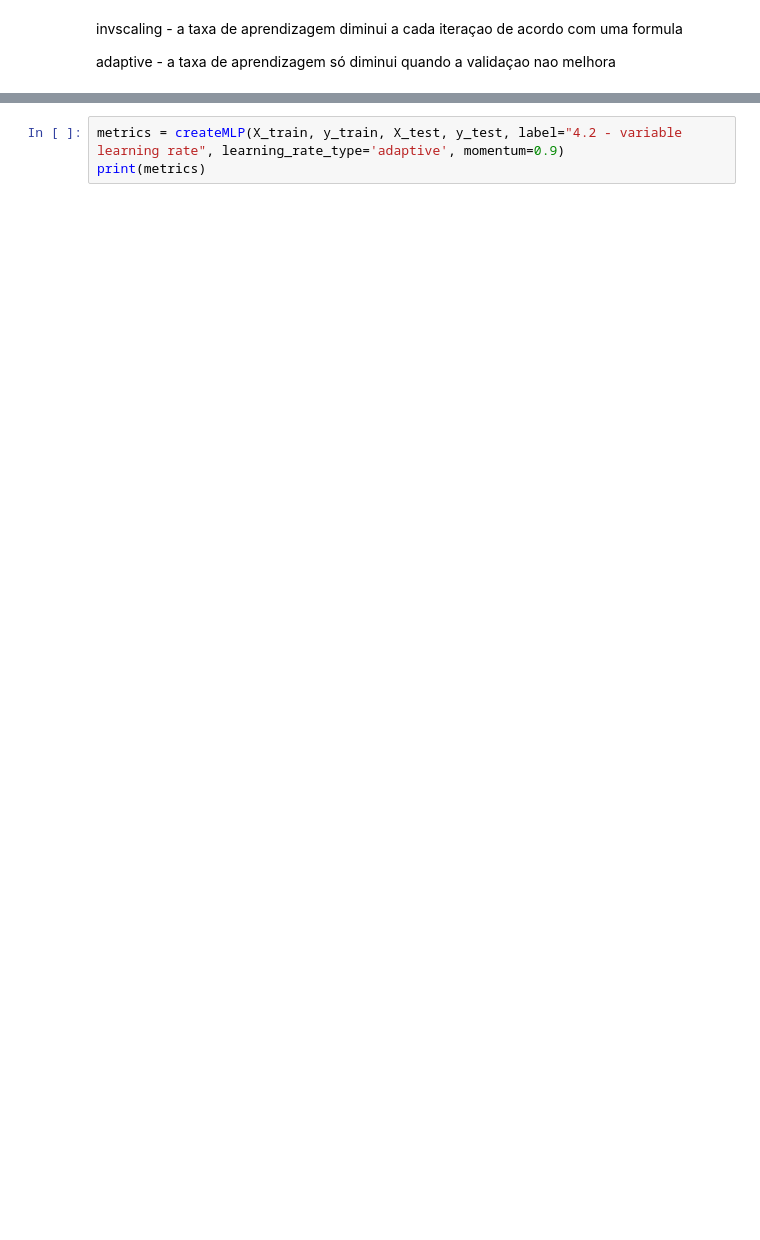
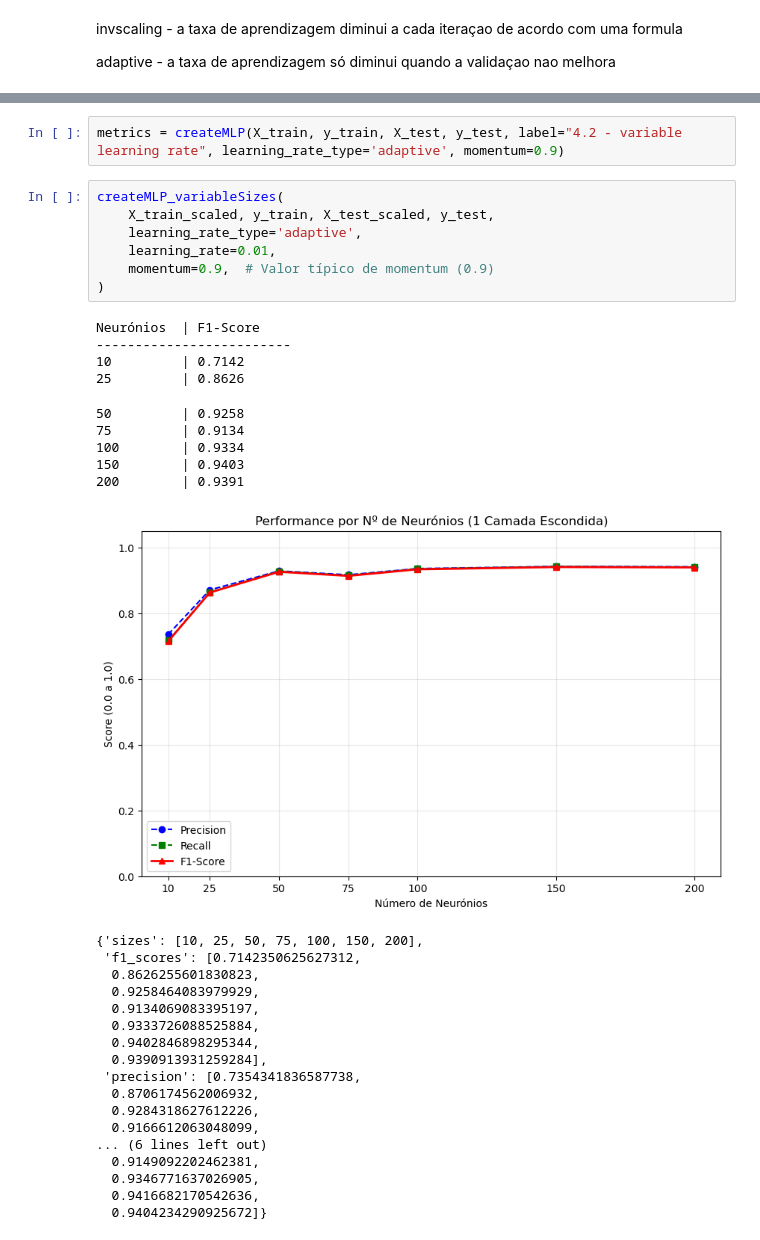
Before and after one commit to Xaneca/TCD_2025, a Jupyter notebook: B/mainClassifierOrganized.ipynb, the cells around one changed output, grey strips where cells are left out. Cells and saved outputs as stored; diff of their text form; blank space fills up the shorter version.

```diff
--- a/B/mainClassifierOrganized.ipynb
+++ b/B/mainClassifierOrganized.ipynb
@@ -252,3 +400,37 @@ print(metrics)
 # %%
 metrics = createMLP(X_train, y_train, X_test, y_test, label="4.2 - variable learning rate", learning_rate_type='adaptive', momentum=0.9)
-print(metrics)
+# %%
+createMLP_variableSizes(
+    X_train_scaled, y_train, X_test_scaled, y_test,
+    learning_rate_type='adaptive',
+    learning_rate=0.01,
+    momentum=0.9,  # Valor típico de momentum (0.9)
+)
+# %% [output]
+Neurónios  | F1-Score
+-------------------------
+10         | 0.7142
+25         | 0.8626
+50         | 0.9258
+75         | 0.9134
+100        | 0.9334
+150        | 0.9403
+200        | 0.9391
+[figure, added]
+{'sizes': [10, 25, 50, 75, 100, 150, 200],
+ 'f1_scores': [0.7142350625627312,
+  0.8626255601830823,
+  0.9258464083979929,
+  0.9134069083395197,
+  0.9333726088525884,
+  0.9402846898295344,
+  0.9390913931259284],
+ 'precision': [0.7354341836587738,
+  0.8706174562006932,
+  0.9284318627612226,
+  0.9166612063048099,
+... (6 lines left out)
+  0.9149092202462381,
+  0.9346771637026905,
+  0.9416682170542636,
+  0.9404234290925672]}
```
Also changed, not shown: parts of 15 cells of this notebook, 3 other files.
